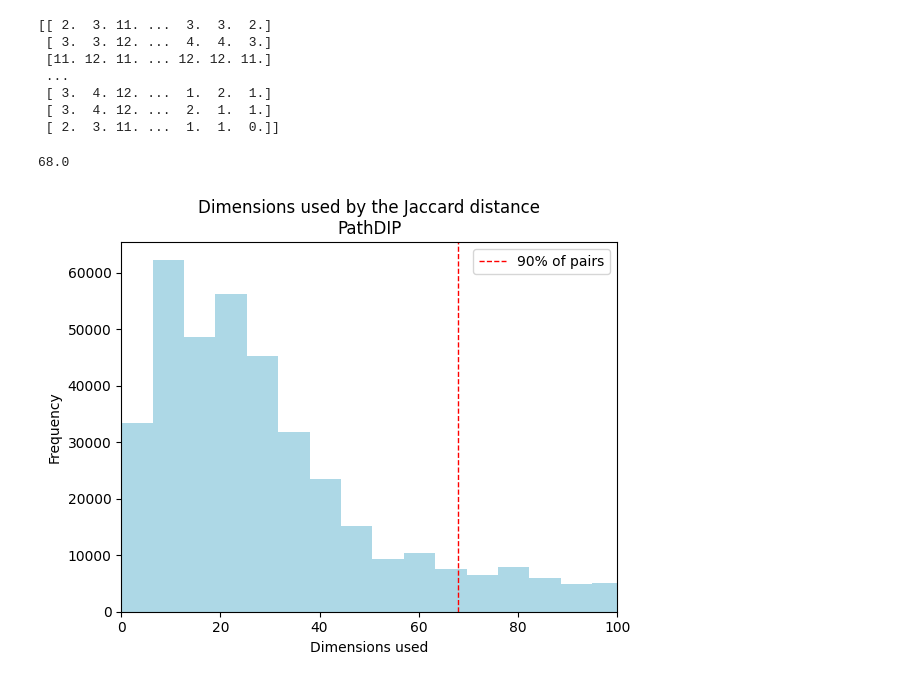
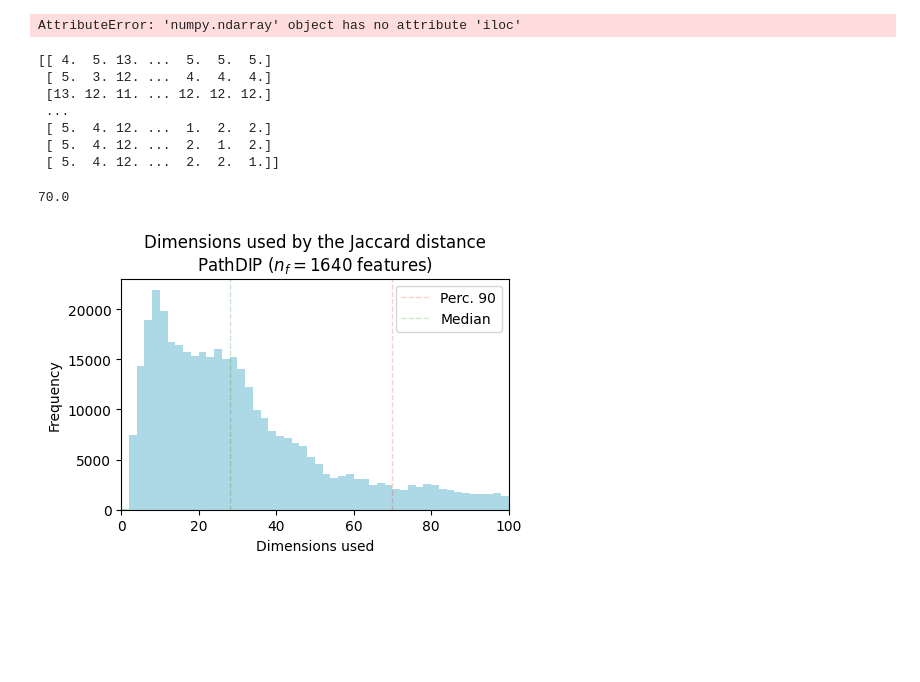
Before and after one commit to Kominaru/DR_Gene_Prediction_XofN_PUL, a Jupyter notebook: Code/similarity.ipynb, the cells around one changed output. Saved outputs shown, nothing was run; the diff lists cells and outputs as text; code cells hidden in the pictures; blank space fills up the shorter version.

```diff
--- a/Code/similarity.ipynb
+++ b/Code/similarity.ipynb
@@ -2,6 +2,10 @@
 import pandas as pd
 import numpy as np
 from sklearn import preprocessing
+
+# Configure figure size
+import matplotlib.pyplot as plt
+plt.rcParams["figure.figsize"] = (5, 3)
 
 def load_data(dataset_path: str) -> tuple[pd.DataFrame, pd.DataFrame]:
     """
@@ -19,14 +23,36 @@ def load_data(dataset_path: str) -> tuple[pd.DataFrame, pd.DataFrame]:
     return x, y
 
 
-DATASET = "GODataset"
+DATASET = "PathDIP"
 
 x, y = load_data(f"../Data/Datasets/{DATASET}.csv")
 
 # Filter all features in x which appear less than 5 times (binary so can use sum)
-x = x.loc[:, (x.sum(axis=0) >= 5)]
+# x = x.loc[:, (x.sum(axis=0) >= 5)]
+
+# Select a random 90% of the data
+idx = np.random.choice(x.shape[0], int(0.9 * x.shape[0]), replace=False)
+x = x.iloc[idx]
+y = y[idx]
 
 x = x.to_numpy()
+# %% [output]
+AttributeError: 'numpy.ndarray' object has no attribute 'iloc'
+# %%
+
+# Train a CatBoost model on the data
+from catboost import CatBoostClassifier
+model = CatBoostClassifier(random_state=42, n_estimators=500)
+model.fit(x, y, verbose=False)
+
+# See the feature importances
+importances = model.get_feature_importance()
+
+
+n_features = x.shape[1]
+
+# Select the top n_features features
+x = x[:, np.argsort(importances)[::-1][:n_features]]
 # %%
 from sklearn.metrics import pairwise_distances
 
@@ -47,36 +73,38 @@ R -= U @ x.T
 
 print(R)
 # %% [output]
-[[ 2.  3. 11. ...  3.  3.  2.]
- [ 3.  3. 12. ...  4.  4.  3.]
- [11. 12. 11. ... 12. 12. 11.]
+[[ 4.  5. 13. ...  5.  5.  5.]
+ [ 5.  3. 12. ...  4.  4.  4.]
+ [13. 12. 11. ... 12. 12. 12.]
  ...
- [ 3.  4. 12. ...  1.  2.  1.]
- [ 3.  4. 12. ...  2.  1.  1.]
- [ 2.  3. 11. ...  1.  1.  0.]]
+ [ 5.  4. 12. ...  1.  2.  2.]
+ [ 5.  4. 12. ...  2.  1.  2.]
+ [ 5.  4. 12. ...  2.  2.  1.]]
 # %%
 pos = np.where(y == 0)[0]
 for i in range(len(U)):
-    R[i, :pos[i]+1] = np.NaN
-    # R[i, pos[i]] = np.NaN
+    # R[i, :pos[i]+1] = np.NaN
+    R[i, pos[i]] = np.NaN
 # %%
 # Plot a histogram of the values in R
 import matplotlib.pyplot as plt
 
-plt.hist(R.flatten(), bins=100, color='lightblue')
+plt.hist(R.flatten(), bins=[i for i in range(0,int(np.nanmax(R))+5) if i%2==0], color='lightblue')
 p90 = np.nanpercentile(R, 80)
+avg = np.nanmedian(R)
 print(p90)
-plt.axvline(p90, color='r', linestyle='dashed', linewidth=1, label='90% of pairs')
-plt.xlim(0, 1000)
-# plt.xticks(np.arange(0, 101, 10))
+plt.axvline(p90, color='r', linestyle='dashed', linewidth=1, label='Perc. 90', alpha=0.2)
+plt.axvline(avg, color='g', linestyle='dashed', linewidth=1, label='Median', alpha=0.2)
+plt.xticks(np.arange(0, int(np.nanmax(R)), 20))
+plt.xlim(0, min(np.nanmax(R),100))
 plt.xlabel('Dimensions used')
 plt.ylabel('Frequency')
-plt.title('Dimensions used by the Jaccard distance\nGO')
+plt.title(f'Dimensions used by the Jaccard distance\n{DATASET} ($n_f={n_features}$ features)')
 plt.legend()
 plt.show()
 # %% [output]
-68.0
+70.0
-[figure, old version]
+[figure, new version]
 # %%
 # Reduce the distances matrix to the top10 values per row
 # Make the diaGOnal values NaN
```
Also changed, not shown: parts of 3 cells of this notebook, 8 other files.
